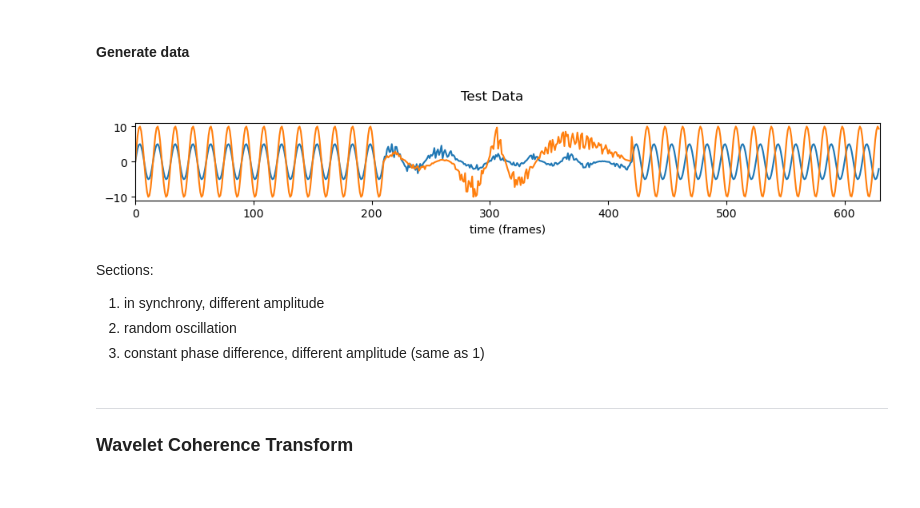
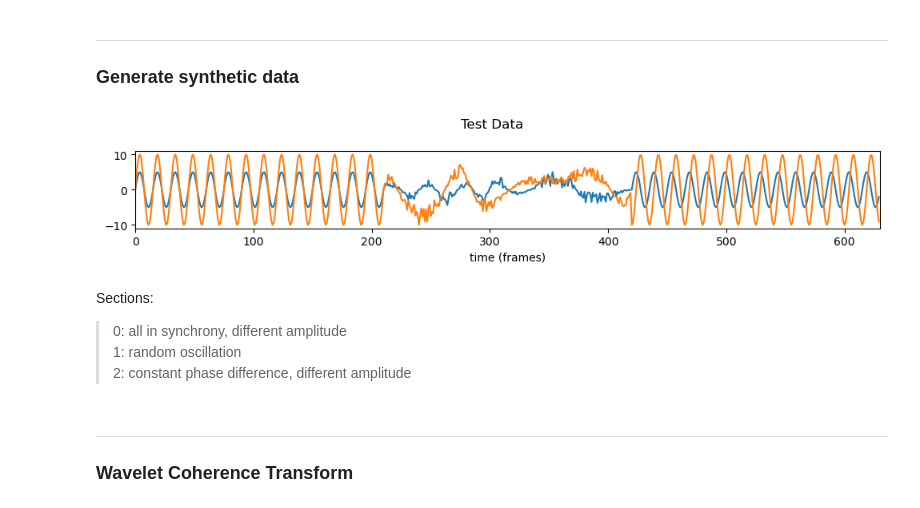
Before and after one commit to juigmend/python-miscellaneous, a Jupyter notebook: WCT_DEMO.ipynb, the cells around one changed output. Saved outputs shown, nothing was run; the diff lists cells and outputs as text; code cells hidden in the pictures.

```diff
--- a/WCT_DEMO.ipynb
+++ b/WCT_DEMO.ipynb
@@ -162,5 +157,2 @@ def make_testdata(**kwargs):
         i_start_section = i_end_section
     return test_data
-# %% [markdown]
->
-#### Generate data
@@ -167,41 +189,44 @@ def make_testdata(**kwargs):
+# %% [markdown]
+***
+### Generate synthetic data
 # %%
 bl_f = 2  # <--- baseline frequency (Hz)
-seed = 4  # <--- pseudorandom generator's seed
+seed = 1  # <--- pseudorandom generator's seed
 
 testdata_vars = { 'fps':30,'durations_sections':[7,7,7], 'n_points':2,'n_axes':1 }
-testdata_vars['total_duration'] = sum(testdata_vars['durations_sections']) * testdata_vars['fps']
+testdata_vars['total_duration'] = sum(testdata_vars['durations_sections'])
 testdata_vars['point_vars'] = np.empty(( len(testdata_vars['durations_sections']),
                                          testdata_vars['n_points'], testdata_vars['n_axes'],6 ))
 
 # vars = frequency, phase_shift, amplitude, vertical_offset, irregularity, noise_strength
 # section 0:
 testdata_vars['point_vars'][0,0,0] = 1, 0,   10, 0, 0, 0
 testdata_vars['point_vars'][0,1,0] = 1, 0,   20, 0, 0, 0
 # section 1:
 testdata_vars['point_vars'][1,0,0] = 1, 0.2, 10, 0, 0.72, 0.8
 testdata_vars['point_vars'][1,1,0] = 1, 0.7, 20, 0, 0.78, 0.5
 # section 2:
 testdata_vars['point_vars'][2,0,0] = 1, 0,         10, 0, 0, 0
 testdata_vars['point_vars'][2,1,0] = 1, 3*np.pi/2, 20, 0, 0, 0
 
 testdata_vars['point_vars'][[0,2],...,0] = bl_f
 
-test_data_0 = make_testdata(**testdata_vars)
+test_data_0 = np.squeeze( testdata(**testdata_vars) )
 
 plt.figure(figsize=(10,2))
-for s in test_data_0[:,0,:]:
+for s in test_data_0:
     plt.plot(s)
-    plt.xlim((0,testdata_vars['total_duration']))
+    plt.xlim((0,len(s)))
 plt.xlabel('time (frames)')
 plt.suptitle('Test Data')
 plt.tight_layout();
 # %% [output]
-[figure, old version]
+[figure, new version]
 # %% [markdown]
 Sections:
-1. in synchrony, different amplitude
-2. random oscillation
-3. constant phase difference, different amplitude (same as 1)
+>0: all in synchrony, different amplitude\
+1: random oscillation\
+2: constant phase difference, different amplitude
 # %% [markdown]
 ***
 ### Wavelet Coherence Transform
```
Also changed, not shown: parts of 14 cells of this notebook.
